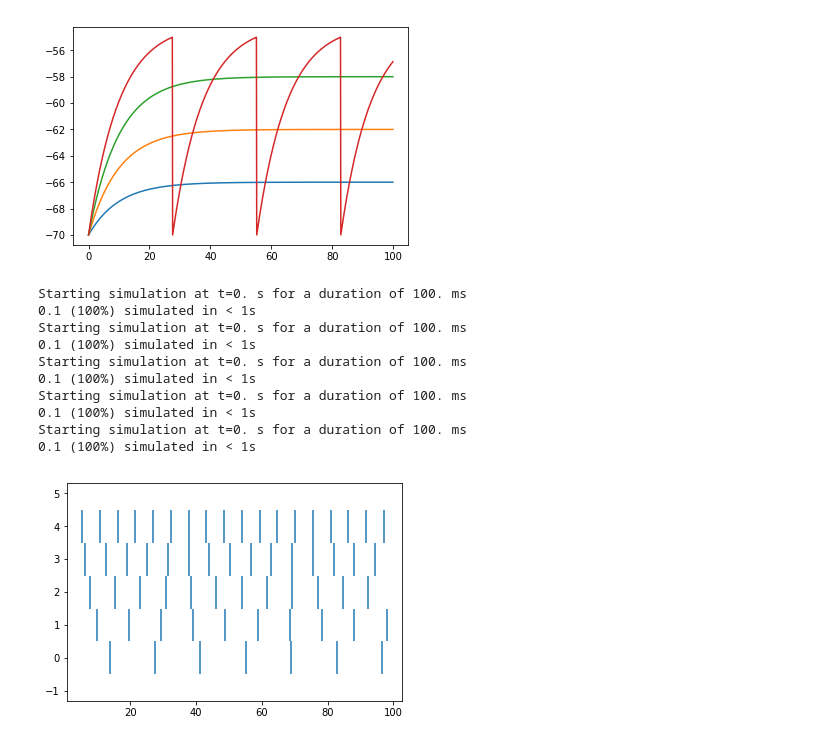
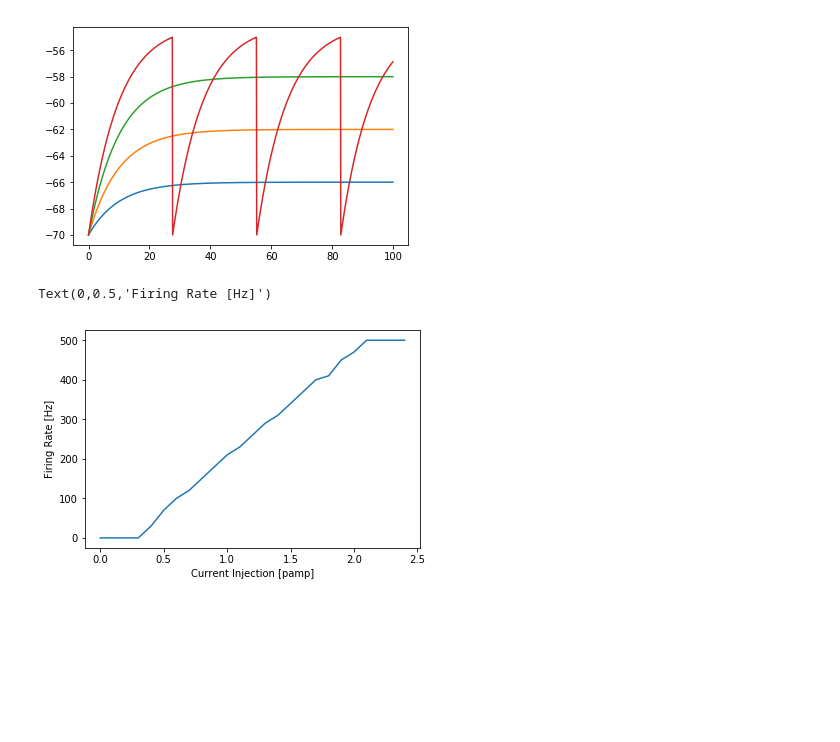
Before and after one commit to michaelglh/CAMP_project, a Jupyter notebook: TranscendingScales/Transcending Scales.ipynb, the cells around one changed output. Cells and saved outputs as stored; diff of their text form; code cells hidden in the pictures; blank space fills up the shorter version.

```diff
--- a/TranscendingScales/Transcending Scales.ipynb
+++ b/TranscendingScales/Transcending Scales.ipynb
@@ -43,6 +43,7 @@ sr = PopulationRateMonitor(P) #Record rate of population activity
 sm_vm = StateMonitor(P,'v',record=range(N)) # Record State Variables like Vm
 
 store('initialized')
+T = 100
 # %%
 # Rheobase
 vs = []
@@ -53,7 +54,7 @@ for i in np.arange(0.1,0.5,0.1):
     P.v = vl#initial value
     P.inp = i*namp #input
 
-    run(100*ms, report='text');
+    run(T*ms, report='text');
 
     # Store data
     vs.append(sm_vm.v/mV)
@@ -74,31 +75,28 @@ Starting simulation at t=0. s for a duration of 100. ms
 # %%
 # F-I curve
 es = []
-for i in np.arange(0.5,1.0,0.1):
+ins = np.arange(0,2.5,0.1)
+for i in ins:
     # Simulation
     restore('initialized')
 
     P.v = vl#initial value
     P.inp = i*namp #input
 
-    run(100*ms, report='text');
+    run(T*ms);
 
     # Store data
     es.append(sm.t/ms)
 
-plt.eventplot(es);
+# plt.eventplot(es);
-# %% [output]
-Starting simulation at t=0. s for a duration of 100. ms
-0.1 (100%) simulated in < 1s
-Starting simulation at t=0. s for a duration of 100. ms
-0.1 (100%) simulated in < 1s
-Starting simulation at t=0. s for a duration of 100. ms
-0.1 (100%) simulated in < 1s
-Starting simulation at t=0. s for a duration of 100. ms
-0.1 (100%) simulated in < 1s
-Starting simulation at t=0. s for a duration of 100. ms
-0.1 (100%) simulated in < 1s
-[figure, removed]
+# %%
+cnts = [len(ee)*1000/T for ee in es]
+plt.plot(ins, cnts)
+plt.xlabel('Current Injection [pamp]')
+plt.ylabel('Firing Rate [Hz]')
+# %% [output]
+Text(0,0.5,'Firing Rate [Hz]')
+[figure, added]
 # %%
 # Free-state Dynamic
 # Single Neuron
```
Also changed, not shown: parts of 5 cells of this notebook.
